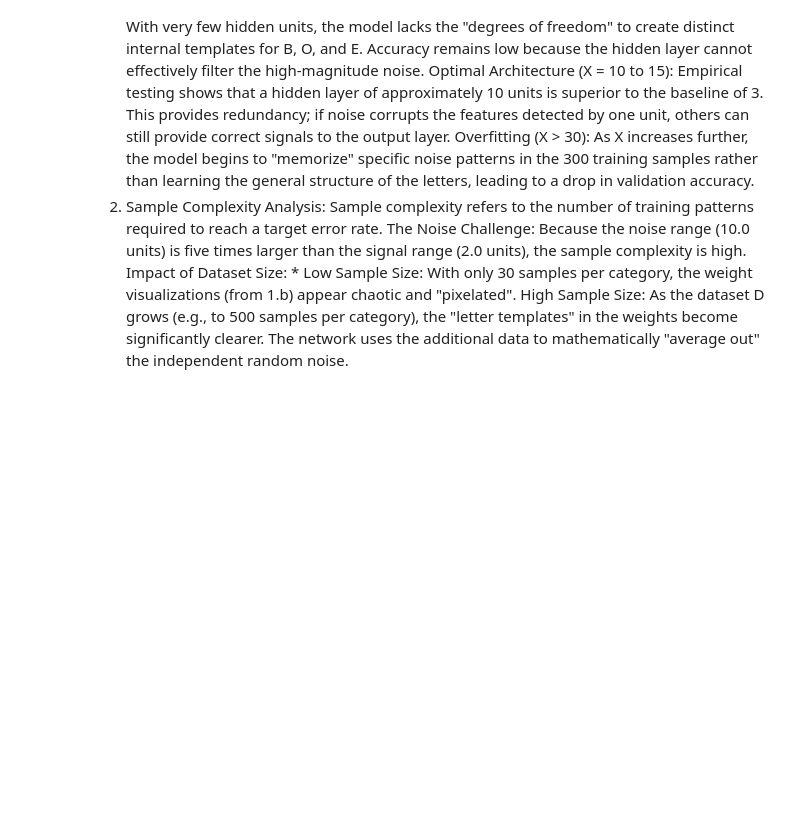
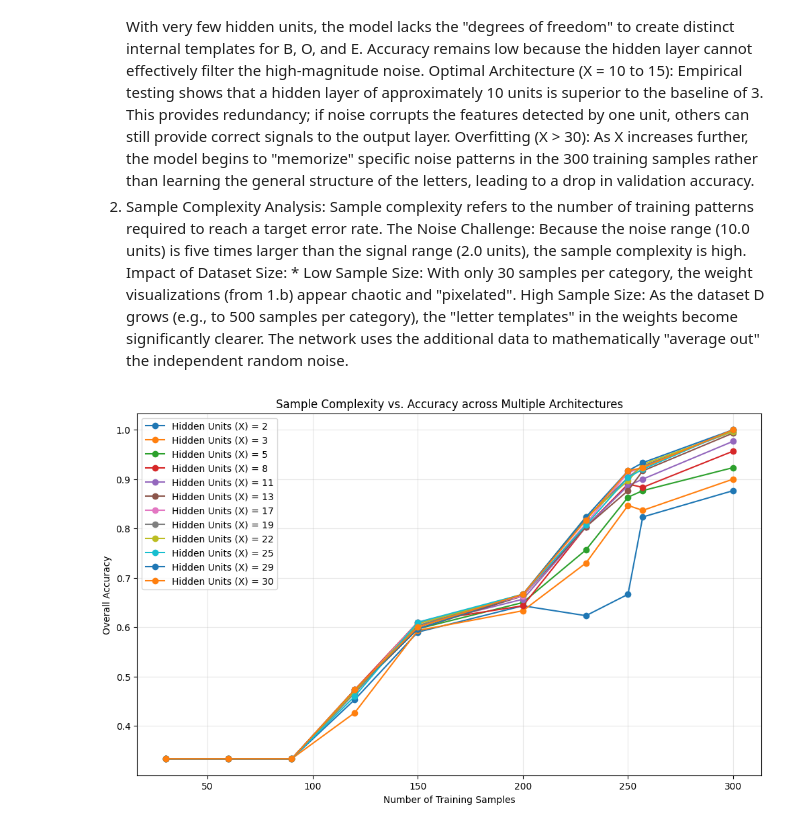
Before and after one commit to ManmayGhosh/TFML_assignment1, a Jupyter notebook: assignment1.ipynb, the cells around one changed output. Saved outputs shown, nothing was run; the diff lists cells and outputs as text; code cells hidden in the pictures; blank space fills up the shorter version.

```diff
--- a/assignment1.ipynb
+++ b/assignment1.ipynb
@@ -234,0 +240,5 @@ High Sample Size: As the dataset D grows (e.g., to 500 samples per category), th
+# %%
+# --- 1. CONVERT DATA TO TENSORS ---
+# This prevents the TypeError by ensuring compatibility with PyTorch layers
+X_train_t = torch.from_numpy(X_train).float()
+y_train_t = torch.from_numpy(y_train).long()
@@ -234,0 +275,20 @@ High Sample Size: As the dataset D grows (e.g., to 500 samples per category), th
+# %%
+# --- 2. EXECUTE SWEEP ---
+h_sizes = [2, 3, 5, 8, 11, 13, 17, 19, 22, 25, 29, 30] # Exploring Underfitting, Baseline, and High Capacity
+sample_sizes = [30, 60, 90, 120, 150, 200, 230, 250, 257, 300]
+
+results = evaluate_range(h_sizes, sample_sizes, X_train_t, y_train_t)
+
+# --- 3. PLOT COMPREHENSIVE RESULTS ---
+plt.figure(figsize=(12, 7))
+for h_size, accs in results.items():
+    plt.plot(sample_sizes, accs, label=f'Hidden Units (X) = {h_size}', marker='o')
+
+plt.title("Sample Complexity vs. Accuracy across Multiple Architectures")
+plt.xlabel("Number of Training Samples")
+plt.ylabel("Overall Accuracy")
+plt.legend()
+plt.grid(True, alpha=0.3)
+plt.show()
+# %% [output]
+[figure, added]
```
Also changed, not shown: parts of 2 cells of this notebook.
